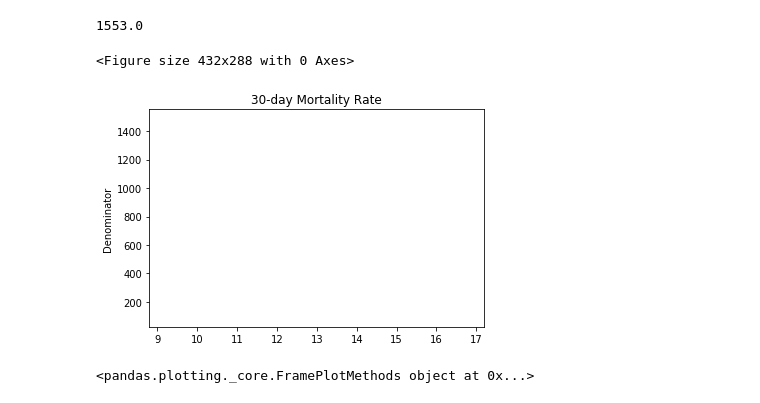
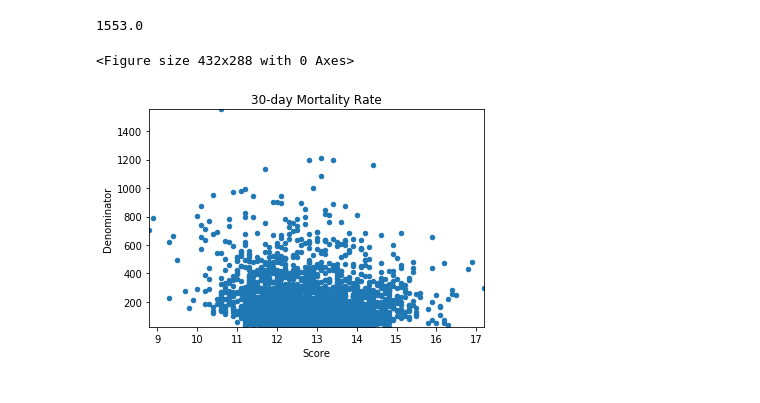
Before and after one commit to kathieking/Thinkful, a Jupyter notebook: Capstone1_code.ipynb, the cells around one changed output. Cells and saved outputs as stored; diff of their text form; code cells hidden in the pictures.

```diff
--- a/Capstone1_code.ipynb
+++ b/Capstone1_code.ipynb
@@ -268,24 +271,20 @@ ymax
 1553.0
 # %%
 fig = plt.figure()
-#fig, ax = plt.subplots(nrows=3, ncols=3, figsize=(10, 10))
+#fig, ax = plt.subplots(nrows=4, ncols=2, figsize=(10, 10))
 xmin = df_ami['Score'].min()
 xmax = df_ami['Score'].max()
 ymin = df_ami['Denominator'].min()
 ymax = df_ami['Denominator'].max()
 
 #ax1 = plt.subplot(2, 2, 1)
-df_ami.plot(kind = 'hist', x = 'Score', y = 'Denominator', legend = None)
+df_ami.plot(kind = 'scatter', x = 'Score', y = 'Denominator', legend = None)
 plt.xlim(xmin, xmax)
 plt.ylim(ymin, ymax)
 plt.ylabel('Denominator')
 plt.title('30-day Mortality Rate')
 
 plt.show()
 # %% [output]
 <Figure size 432x288 with 0 Axes>
-[figure, old version]
+[figure, new version]
-# %%
-df_ami.plot
-# %% [output]
-<pandas.plotting._core.FramePlotMethods object at 0x...>
```
Also changed, not shown: parts of 7 cells of this notebook.
